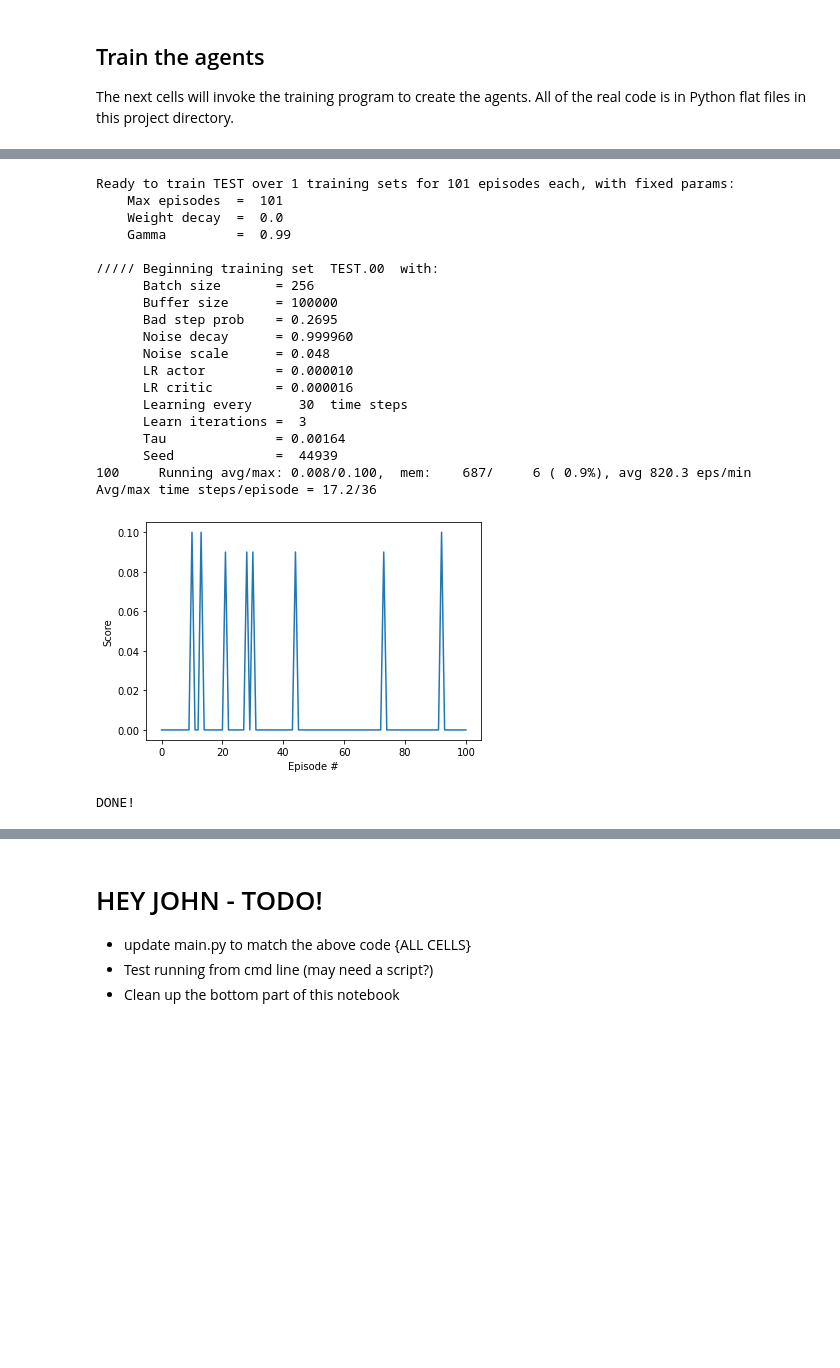
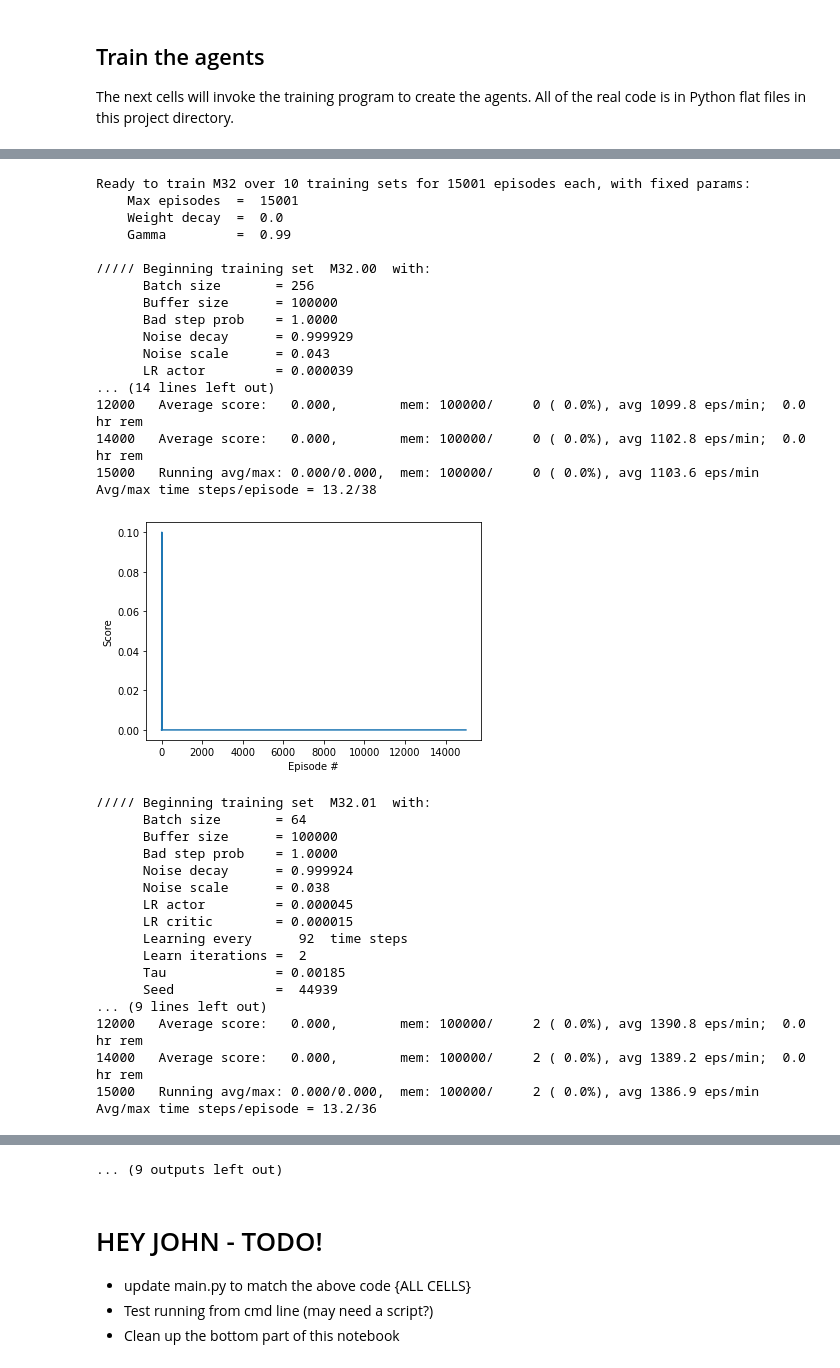
Before and after one commit to TonysCousin/udacity-reinforcement-learning, a Jupyter notebook: projects/tennis/Tennis.ipynb, the cells around one changed output, grey strips where cells are left out. Saved outputs shown, nothing was run; the diff lists cells and outputs as text; code cells hidden in the pictures; blank space fills up the shorter version.

```diff
--- a/projects/tennis/Tennis.ipynb
+++ b/projects/tennis/Tennis.ipynb
@@ -139,23 +139,25 @@ MODEL_DISPLAY_STEP = 0 #200k is approx 10k episodes at bad_step_prob = 0.01
 if EXPLORE:
 
     # fixed for the session:
-    RUN_PREFIX     = "M31"
+    RUN_PREFIX     = "M32"
     EPISODES       = 15001
-    NUM_RUNS       = 30
+    NUM_RUNS       = 10
+    BAD_STEP_PROB  = 1.0
     WEIGHT_DECAY   = 0.0 #was 1.0e-5
     GAMMA          = 0.99
     SEED           = 44939 #(0, 111, 468, 5555, 23100, 44939)
 
     # session variables:
-    vars = [["continuous-float", 0.12,     0.50],     #BAD_STEP_PROB
-            ["continuous-float", 0.999900, 0.999990], #NOISE_DECAY
-            ["continuous-float", 0.010,    0.05],     #NOISE_SCALE
-            ["continuous-float", 0.000001, 0.000050], #LR_ACTOR
-            ["continuous-float", 0.000001, 0.000045], #LR_CRITIC
-            ["continuous-int",   20,       101],      #LEARN_EVERY
-            ["continuous-int",   1,        4],        #LEARN_ITER
-            ["continuous-float", 0.00050,  0.00300],  #TAU
-            ["discrete",         128, 256, 512, 1000] #BATCH
+    vars = [
+            ["continuous-float", 0.15,     0.23],     #BAD_STEP_PROB
+            ["continuous-float", 0.999924, 0.999936], #NOISE_DECAY
+            ["continuous-float", 0.036,    0.054],    #NOISE_SCALE
+            ["continuous-float", 0.000030, 0.000046], #LR_ACTOR
+            ["continuous-float", 0.000010, 0.000016], #LR_CRITIC
+            ["continuous-int",   75,       101],      #LEARN_EVERY
+            ["continuous-int",   2,        3],        #LEARN_ITER
+            ["continuous-float", 0.00174,  0.00262],  #TAU
+            ["discrete",         64, 128, 256]        #BATCH
            ]
     rs = RandomSampler(vars)
 
@@ -169,7 +171,7 @@ if EXPLORE:
 
         # sample the variables
         v = rs.sample()
-        BAD_STEP_PROB = v[0]
+        #BAD_STEP_PROB = v[0]
         NOISE_DECAY   = v[1]
         NOISE_SCALE   = v[2]
         LR_ACTOR      = v[3]
@@ -206,46 +208,60 @@ if EXPLORE:
                         learn_iter=LEARN_ITER, lr_actor=LR_ACTOR, lr_critic=LR_CRITIC,
                         weight_decay=WEIGHT_DECAY, gamma=GAMMA, noise_scale=NOISE_SCALE,
                         tau=TAU, model_display_step=MODEL_DISPLAY_STEP)
 
         scores = train(maddpg, env, run_name=RUN_NAME, max_episodes=EPISODES,
                        winning_score=0.5, max_time_steps=TIME_STEPS,
                        checkpoint_interval=2000)
 
         ##### plot the training reward history
 
         fig = plt.figure()
         ax = fig.add_subplot(111)
         plt.plot(np.arange(len(scores)), scores)
         plt.ylabel('Score')
         plt.xlabel('Episode #')
         plt.show()
 
         ##### store the action/noise data, if being used
 
         if SAVE_ANALYSIS:
             maddpg.save_anal_data(RUN_PREFIX)
 
 
     print("\n\nDONE!")
 # %% [output]
-Ready to train TEST over 1 training sets for 101 episodes each, with fixed params:
-    Max episodes  =  101
+Ready to train M32 over 10 training sets for 15001 episodes each, with fixed params:
+    Max episodes  =  15001
     Weight decay  =  0.0
     Gamma         =  0.99
 
-///// Beginning training set  TEST.00  with:
+///// Beginning training set  M32.00  with:
       Batch size       = 256
       Buffer size      = 100000
-      Bad step prob    = 0.2695
-      Noise decay      = 0.999960
-      Noise scale      = 0.048
-      LR actor         = 0.000010
-      LR critic        = 0.000016
-      Learning every      30  time steps
-      Learn iterations =  3
-      Tau              = 0.00164
-      Seed             =  44939
-100     Running avg/max: 0.008/0.100,  mem:    687/     6 ( 0.9%), avg 820.3 eps/min
-Avg/max time steps/episode = 17.2/36
+      Bad step prob    = 1.0000
+      Noise decay      = 0.999929
+      Noise scale      = 0.043
+      LR actor         = 0.000039
+... (14 lines left out)
+12000   Average score:   0.000,        mem: 100000/     0 ( 0.0%), avg 1099.8 eps/min;  0.0 hr rem
+14000   Average score:   0.000,        mem: 100000/     0 ( 0.0%), avg 1102.8 eps/min;  0.0 hr rem
+15000   Running avg/max: 0.000/0.000,  mem: 100000/     0 ( 0.0%), avg 1103.6 eps/min
+Avg/max time steps/episode = 13.2/38
-[figure, old version]
+[figure, new version]
-DONE!
+///// Beginning training set  M32.01  with:
+      Batch size       = 64
+      Buffer size      = 100000
+      Bad step prob    = 1.0000
+      Noise decay      = 0.999924
+      Noise scale      = 0.038
+      LR actor         = 0.000045
+      LR critic        = 0.000015
+      Learning every      92  time steps
+      Learn iterations =  2
+      Tau              = 0.00185
+      Seed             =  44939
+... (9 lines left out)
+12000   Average score:   0.000,        mem: 100000/     2 ( 0.0%), avg 1390.8 eps/min;  0.0 hr rem
+14000   Average score:   0.000,        mem: 100000/     2 ( 0.0%), avg 1389.2 eps/min;  0.0 hr rem
+15000   Running avg/max: 0.000/0.000,  mem: 100000/     2 ( 0.0%), avg 1386.9 eps/min
+Avg/max time steps/episode = 13.2/36
@@ -252,3 +341,4 @@ DONE!
+... (9 outputs left out)
 # %% [markdown]
 # HEY JOHN - TODO!
 
```
Also changed, not shown: parts of 2 cells of this notebook, 1 other file.
